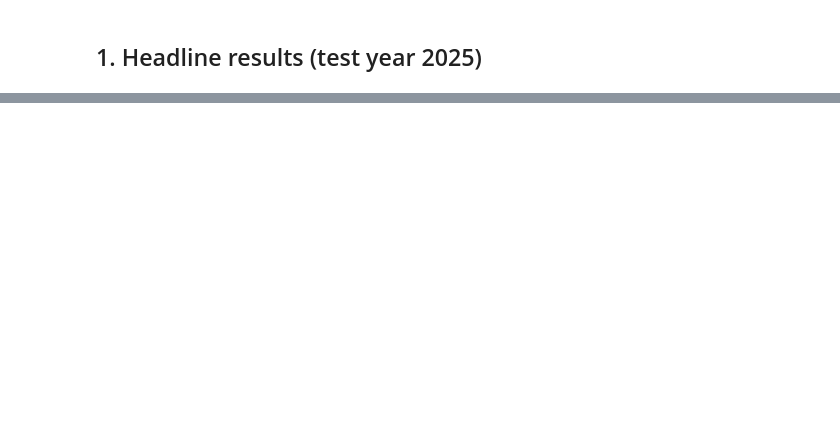
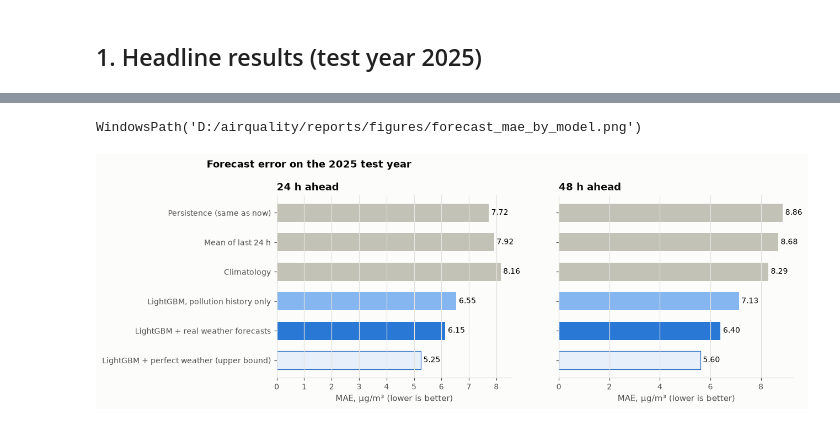
Before and after one commit to zacharycichawa/air-quality-forecasting, a Jupyter notebook: notebooks/02_forecasting.ipynb, the cells around one changed output, grey strips where cells are left out. Saved outputs shown, nothing was run; the diff lists cells and outputs as text; code cells hidden in the pictures; blank space fills up the shorter version.

```diff
--- a/notebooks/02_forecasting.ipynb
+++ b/notebooks/02_forecasting.ipynb
@@ -32,10 +35,13 @@ from airquality.viz import SERIES, apply_style, plt, save
 apply_style()
 METRICS = PROJECT_ROOT / "reports" / "metrics"
 MODELS = PROJECT_ROOT / "models"
-
 runs = {p.stem: json.loads(p.read_text(encoding="utf-8")) for p in sorted(METRICS.glob("h*.json"))}
-print("experiments:", list(runs))
+HISTORY, WEATHER, GREY = "#86b6ef", SERIES[0], "#8f8e88"
 
 
 def test_table(name: str) -> pd.DataFrame:
     return pd.DataFrame(runs[name]["metrics"]["test"]).set_index("model")
+
+
+def realistic_table(h: int) -> pd.DataFrame:
+    return pd.DataFrame(runs[f"h{h}_realistic"]["metrics"]).set_index("model")
@@ -237,0 +50,17 @@ global model learn regional differences.
+# %%
+rows = []
+for h in (24, 48):
+    base, real, oracle = test_table(f"h{h}_noweather"), realistic_table(h), test_table(f"h{h}_weather")
+    entries = [("Persistence (same as now)", base.loc["persistence"]),
+               ("Mean of last 24 h", base.loc["mean_24h"]),
+               ("Climatology", base.loc["climatology"]),
+               ("LightGBM, pollution history only", base.loc["lightgbm"]),
+               ("LightGBM + real weather forecasts", real.loc["lightgbm_forecast_weather"]),
+               ("LightGBM + perfect weather (upper bound)", oracle.loc["lightgbm"])]
+    for label, r in entries:
+        rows.append({"horizon": f"{h} h", "model": label, "MAE": r["mae"], "RMSE": r["rmse"],
+                     "MAE heating season": r["mae_heating"],
+                     "better than persistence": r["skill_vs_persistence"]})
+results = pd.DataFrame(rows).set_index(["horizon", "model"])
+results.style.format({"MAE": "{:.2f}", "RMSE": "{:.2f}", "MAE heating season": "{:.2f}",
+                      "better than persistence": "{:+.0%}"})
@@ -237,0 +82,20 @@ global model learn regional differences.
+# %%
+fig, axes = plt.subplots(1, 2, figsize=(11, 3.9), sharey=True)
+colors = ["#c3c2b7"] * 3 + [HISTORY, WEATHER, "#e6effa"]
+for ax, h in zip(axes, ("24 h", "48 h"), strict=True):
+    t = results.loc[h]
+    y = np.arange(len(t))[::-1]
+    bars = ax.barh(y, t["MAE"], color=colors, height=0.62,
+                   edgecolor=["none"] * 5 + ["#256abf"], linewidth=0.8)
+    ax.bar_label(bars, fmt="%.2f", fontsize=9, padding=3)
+    ax.set_yticks(y, t.index, fontsize=9)
+    ax.set_title(f"{h} ahead")
+    ax.grid(axis="x")
+    ax.grid(axis="y", visible=False)
+    ax.set_xlabel("MAE, µg/m³ (lower is better)")
+fig.suptitle("Forecast error on the 2025 test year", x=0.02, y=1.03, ha="left",
+             fontweight="bold")
+save(fig, "forecast_mae_by_model")
+# %% [output]
+WindowsPath('D:/airquality/reports/figures/forecast_mae_by_model.png')
+[figure, added]
```
Also changed, not shown: parts of 36 cells of this notebook, 40 other files.
